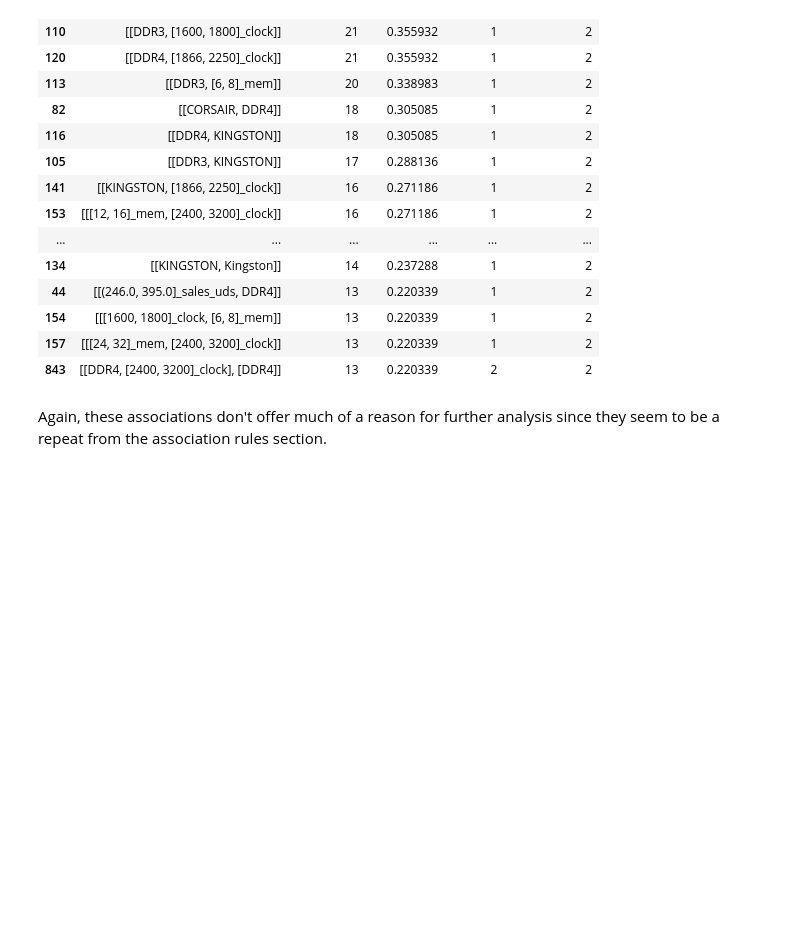
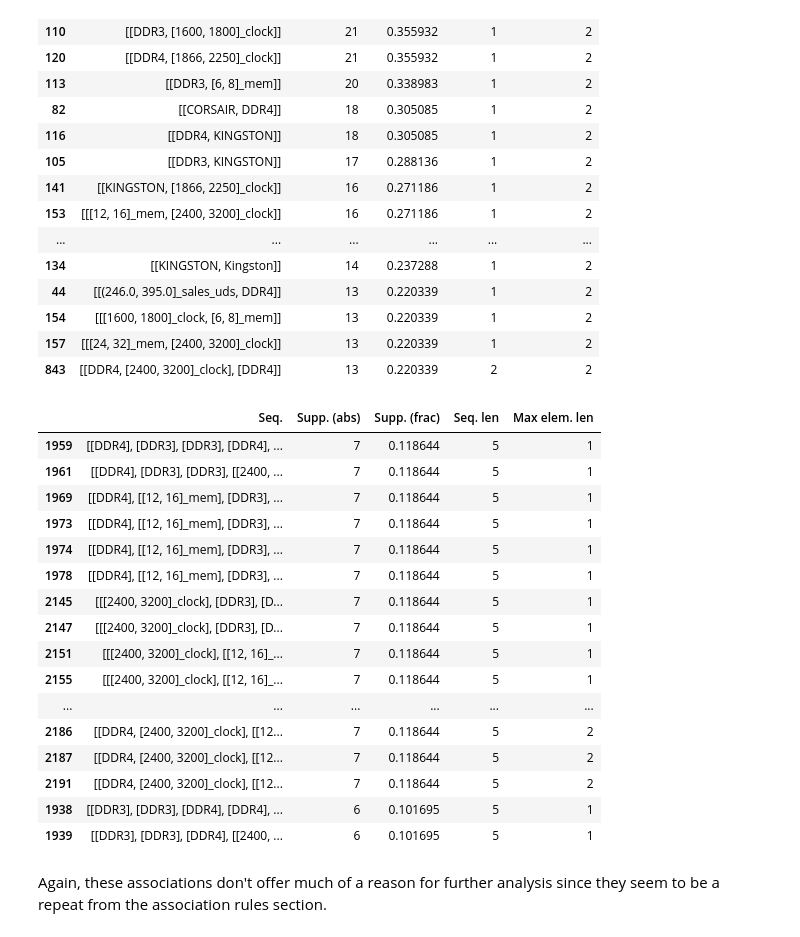
Before and after one commit to adettori/Data-Mining-DM-2020-project, a Jupyter notebook: DM_14_TASK4/dm2020-2-task4.ipynb, the cells around one changed output. Saved outputs shown, nothing was run; the diff lists cells and outputs as text; code cells hidden in the pictures; blank space fills up the shorter version.

```diff
--- a/DM_14_TASK4/dm2020-2-task4.ipynb
+++ b/DM_14_TASK4/dm2020-2-task4.ipynb
@@ -1829,6 +1843,26 @@ display(result_region_df.sort_values(["Max elem. len", "Supp. (abs)"], ascending
 | 154 | [[[1600, 1800]_clock, [6, 8]_mem]] | 13 | 0.220339 | 1 | 2 |
 | 157 | [[[24, 32]_mem, [2400, 3200]_clock]] | 13 | 0.220339 | 1 | 2 |
 | 843 | [[DDR4, [2400, 3200]_clock], [DDR4]] | 13 | 0.220339 | 2 | 2 |
+# %%
+display(result_region_df.sort_values(["Seq. len", "Supp. (abs)"], ascending=False).head(20))
+# %% [output]
+|  | Seq. | Supp. (abs) | Supp. (frac) | Seq. len | Max elem. len |
+| 1959 | [[DDR4], [DDR3], [DDR3], [DDR4], ... | 7 | 0.118644 | 5 | 1 |
+| 1961 | [[DDR4], [DDR3], [DDR3], [[2400, ... | 7 | 0.118644 | 5 | 1 |
+| 1969 | [[DDR4], [[12, 16]_mem], [DDR3], ... | 7 | 0.118644 | 5 | 1 |
+| 1973 | [[DDR4], [[12, 16]_mem], [DDR3], ... | 7 | 0.118644 | 5 | 1 |
+| 1974 | [[DDR4], [[12, 16]_mem], [DDR3], ... | 7 | 0.118644 | 5 | 1 |
+| 1978 | [[DDR4], [[12, 16]_mem], [DDR3], ... | 7 | 0.118644 | 5 | 1 |
+| 2145 | [[[2400, 3200]_clock], [DDR3], [D... | 7 | 0.118644 | 5 | 1 |
+| 2147 | [[[2400, 3200]_clock], [DDR3], [D... | 7 | 0.118644 | 5 | 1 |
+| 2151 | [[[2400, 3200]_clock], [[12, 16]_... | 7 | 0.118644 | 5 | 1 |
+| 2155 | [[[2400, 3200]_clock], [[12, 16]_... | 7 | 0.118644 | 5 | 1 |
+| ... | ... | ... | ... | ... | ... |
+| 2186 | [[DDR4, [2400, 3200]_clock], [[12... | 7 | 0.118644 | 5 | 2 |
+| 2187 | [[DDR4, [2400, 3200]_clock], [[12... | 7 | 0.118644 | 5 | 2 |
+| 2191 | [[DDR4, [2400, 3200]_clock], [[12... | 7 | 0.118644 | 5 | 2 |
+| 1938 | [[DDR3], [DDR3], [DDR4], [DDR4], ... | 6 | 0.101695 | 5 | 1 |
+| 1939 | [[DDR3], [DDR3], [DDR4], [[2400, ... | 6 | 0.101695 | 5 | 1 |
 # %% [markdown]
 Again, these associations don't offer much of a reason for further analysis since they seem to be a repeat from the association rules section.
 # %% [markdown]
```
Also changed, not shown: parts of 12 cells of this notebook, 1 other file.
